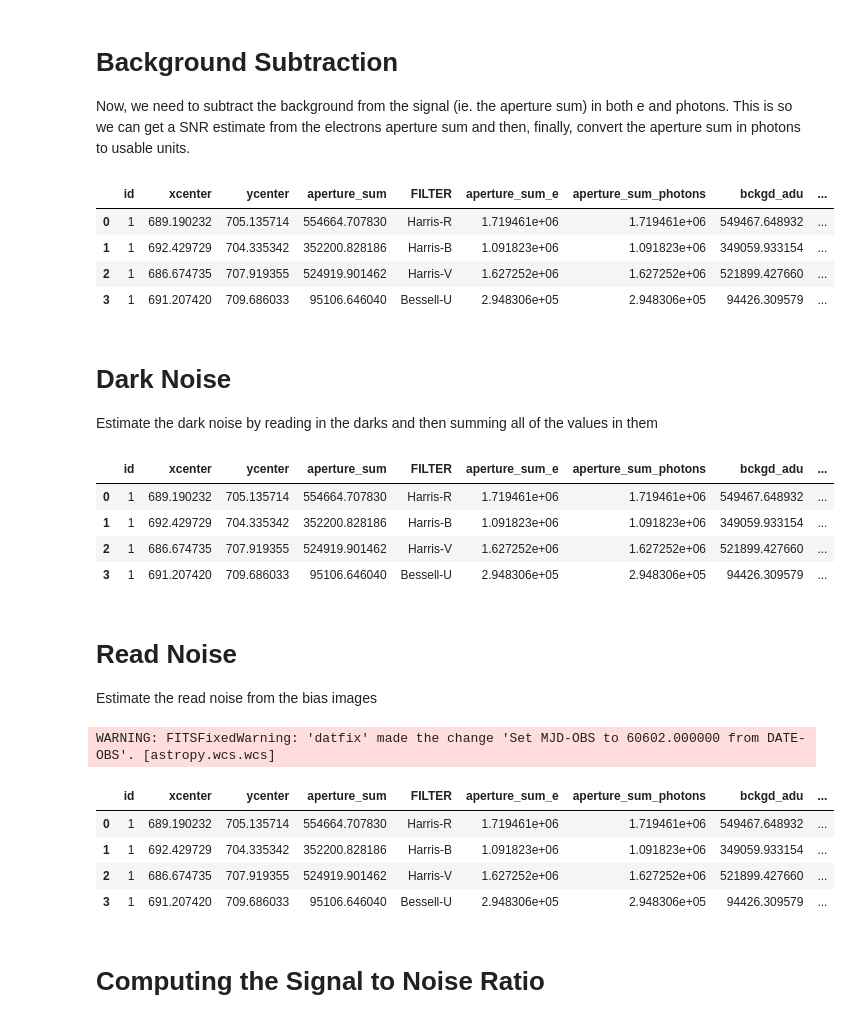
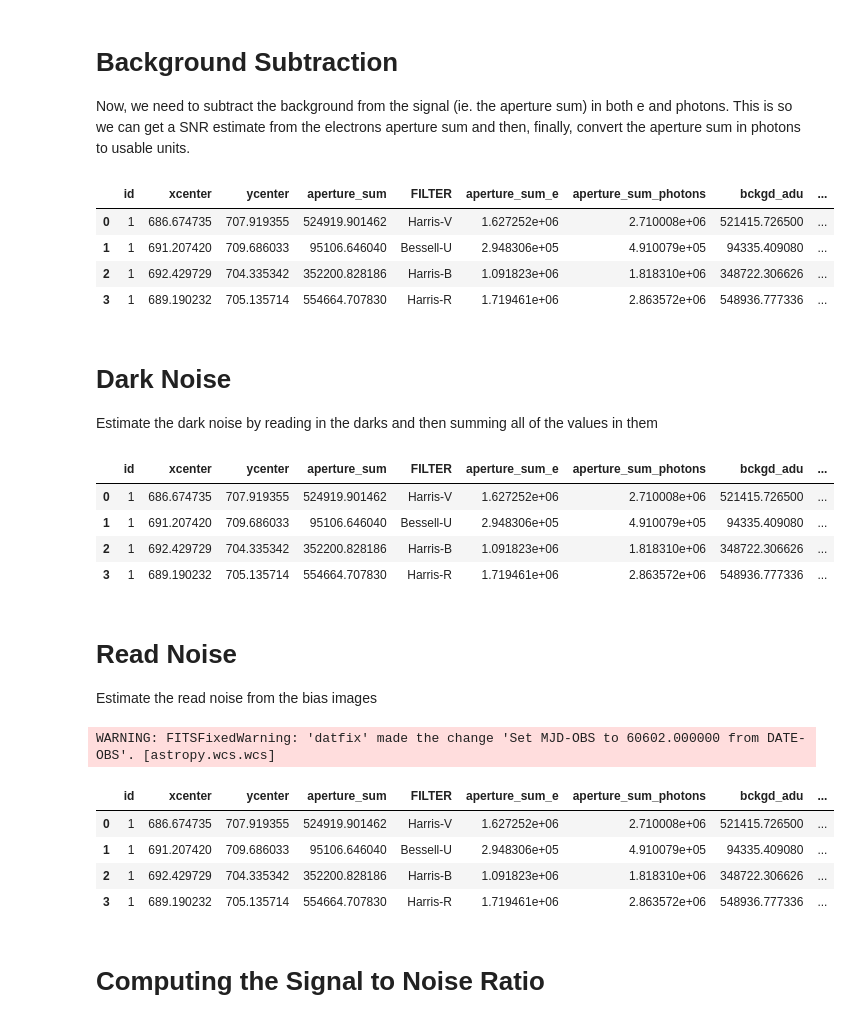
Before and after one commit to noahfranz13/SO-Classes, a Jupyter notebook: ASTR518/project/analysis/phot.ipynb, the cells around one changed output. Cells and saved outputs as stored; diff of their text form; code cells hidden in the pictures.

Commit message:
finish reducing the data and converting to mags

```diff
--- a/ASTR518/project/analysis/phot.ipynb
+++ b/ASTR518/project/analysis/phot.ipynb
@@ -35,7 +35,7 @@ norm_kwargs = { # these are all from playing around in ds9
 # Extract the Signal
 # %%
 data_path = os.path.join(os.environ["HOME"], "instrumentation_project", "my-data", "calib")
-overwrite = True
+overwrite = False
 
 if overwrite:
     wcs_data_path = os.path.join(data_path, "*WCS*")
@@ -174,8 +167,8 @@ Text(0.5, 0.01, 'Right Ascension')
 res_to_stack = []
 for k, row in res.items():
     row["FILTER"] = k
-    row["aperture_sum_e"] = row["aperture_sum"] * Kuiper.gain
-    row["aperture_sum_photons"] = row["aperture_sum_e"] * Kuiper.electron_to_photons
+    row["aperture_sum_e"] = row["aperture_sum"] * kuiper.gain
+    row["aperture_sum_photons"] = row["aperture_sum_e"] * kuiper.electron_to_photons
 
     res_to_stack.append(row)
 
@@ -219,10 +212,10 @@ for img in wcs_data:
     all_bckgd["bckgd_err_adu"].append(np.sqrt(bkg_res))
 
 bckgd_df = pd.DataFrame(all_bckgd)
-bckgd_df["bckgd_e"] = bckgd_df.bckgd_adu*Kuiper.gain
-bckgd_df["bckgd_err_e"] = bckgd_df.bckgd_err_adu*Kuiper.gain
-bckgd_df["bckgd_photons"] = bckgd_df.bckgd_e*Kuiper.electron_to_photons
-bckgd_df["bckgd_err_photons"] = bckgd_df.bckgd_err_e*Kuiper.electron_to_photons
+bckgd_df["bckgd_e"] = bckgd_df.bckgd_adu*kuiper.gain
+bckgd_df["bckgd_err_e"] = bckgd_df.bckgd_err_adu*kuiper.gain
+bckgd_df["bckgd_photons"] = bckgd_df.bckgd_e*kuiper.electron_to_photons
+bckgd_df["bckgd_err_photons"] = bckgd_df.bckgd_err_e*kuiper.electron_to_photons
 
 data = pd.merge(data, bckgd_df, on="FILTER")
 
@@ -244,10 +237,10 @@ data["signal_photons"] = data.aperture_sum_photons - data.bckgd_photons
 data
 # %% [output]
 |  | id | xcenter | ycenter | aperture_sum | FILTER | aperture_sum_e | aperture_sum_photons | bckgd_adu | ... |
-| 0 | 1 | 689.190232 | 705.135714 | 554664.707830 | Harris-R | 1.719461e+06 | 1.719461e+06 | 549467.648932 | ... |
-| 1 | 1 | 692.429729 | 704.335342 | 352200.828186 | Harris-B | 1.091823e+06 | 1.091823e+06 | 349059.933154 | ... |
-| 2 | 1 | 686.674735 | 707.919355 | 524919.901462 | Harris-V | 1.627252e+06 | 1.627252e+06 | 521899.427660 | ... |
-| 3 | 1 | 691.207420 | 709.686033 | 95106.646040 | Bessell-U | 2.948306e+05 | 2.948306e+05 | 94426.309579 | ... |
+| 0 | 1 | 686.674735 | 707.919355 | 524919.901462 | Harris-V | 1.627252e+06 | 2.710008e+06 | 521415.726500 | ... |
+| 1 | 1 | 691.207420 | 709.686033 | 95106.646040 | Bessell-U | 2.948306e+05 | 4.910079e+05 | 94335.409080 | ... |
+| 2 | 1 | 692.429729 | 704.335342 | 352200.828186 | Harris-B | 1.091823e+06 | 1.818310e+06 | 348722.306626 | ... |
+| 3 | 1 | 689.190232 | 705.135714 | 554664.707830 | Harris-R | 1.719461e+06 | 2.863572e+06 | 548936.777336 | ... |
 # %% [markdown]
 # Dark Noise
 
@@ -255,20 +248,20 @@ Estimate the dark noise by reading in the darks and then summing all of the valu
 # %%
 dark_combined = CustomCCDData.read(
     os.path.join(os.environ["HOME"], "instrumentation_project", "my-data", "COMBINED_DARKS_FIFTY.fits")
 )
 
 dark_noise_adu = np.nanstd(dark_combined.data)
 
 data["dark_noise_adu"] = dark_noise_adu
-data["dark_noise_e"] = Kuiper.gain*dark_noise_adu
+data["dark_noise_e"] = kuiper.gain*dark_noise_adu
 
 data
 # %% [output]
 |  | id | xcenter | ycenter | aperture_sum | FILTER | aperture_sum_e | aperture_sum_photons | bckgd_adu | ... |
-| 0 | 1 | 689.190232 | 705.135714 | 554664.707830 | Harris-R | 1.719461e+06 | 1.719461e+06 | 549467.648932 | ... |
-| 1 | 1 | 692.429729 | 704.335342 | 352200.828186 | Harris-B | 1.091823e+06 | 1.091823e+06 | 349059.933154 | ... |
-| 2 | 1 | 686.674735 | 707.919355 | 524919.901462 | Harris-V | 1.627252e+06 | 1.627252e+06 | 521899.427660 | ... |
-| 3 | 1 | 691.207420 | 709.686033 | 95106.646040 | Bessell-U | 2.948306e+05 | 2.948306e+05 | 94426.309579 | ... |
+| 0 | 1 | 686.674735 | 707.919355 | 524919.901462 | Harris-V | 1.627252e+06 | 2.710008e+06 | 521415.726500 | ... |
+| 1 | 1 | 691.207420 | 709.686033 | 95106.646040 | Bessell-U | 2.948306e+05 | 4.910079e+05 | 94335.409080 | ... |
+| 2 | 1 | 692.429729 | 704.335342 | 352200.828186 | Harris-B | 1.091823e+06 | 1.818310e+06 | 348722.306626 | ... |
+| 3 | 1 | 689.190232 | 705.135714 | 554664.707830 | Harris-R | 1.719461e+06 | 2.863572e+06 | 548936.777336 | ... |
 # %% [markdown]
 # Read Noise
 
@@ -291,16 +284,16 @@ for _ in range(100):
 read_noise_adu = np.nanstd(rn)
 
 data["read_noise_adu"] = read_noise_adu
-data["read_noise_e"] = Kuiper.gain * read_noise_adu
+data["read_noise_e"] = kuiper.gain * read_noise_adu
 
 data
 # %% [output]
 WARNING: FITSFixedWarning: 'datfix' made the change 'Set MJD-OBS to 60602.000000 from DATE-OBS'. [astropy.wcs.wcs]
 |  | id | xcenter | ycenter | aperture_sum | FILTER | aperture_sum_e | aperture_sum_photons | bckgd_adu | ... |
-| 0 | 1 | 689.190232 | 705.135714 | 554664.707830 | Harris-R | 1.719461e+06 | 1.719461e+06 | 549467.648932 | ... |
-| 1 | 1 | 692.429729 | 704.335342 | 352200.828186 | Harris-B | 1.091823e+06 | 1.091823e+06 | 349059.933154 | ... |
-| 2 | 1 | 686.674735 | 707.919355 | 524919.901462 | Harris-V | 1.627252e+06 | 1.627252e+06 | 521899.427660 | ... |
-| 3 | 1 | 691.207420 | 709.686033 | 95106.646040 | Bessell-U | 2.948306e+05 | 2.948306e+05 | 94426.309579 | ... |
+| 0 | 1 | 686.674735 | 707.919355 | 524919.901462 | Harris-V | 1.627252e+06 | 2.710008e+06 | 521415.726500 | ... |
+| 1 | 1 | 691.207420 | 709.686033 | 95106.646040 | Bessell-U | 2.948306e+05 | 4.910079e+05 | 94335.409080 | ... |
+| 2 | 1 | 692.429729 | 704.335342 | 352200.828186 | Harris-B | 1.091823e+06 | 1.818310e+06 | 348722.306626 | ... |
+| 3 | 1 | 689.190232 | 705.135714 | 554664.707830 | Harris-R | 1.719461e+06 | 2.863572e+06 | 548936.777336 | ... |
 # %% [markdown]
 # Computing the Signal to Noise Ratio
 # %%
```
Also changed, not shown: parts of 10 cells of this notebook, 2 other files.
